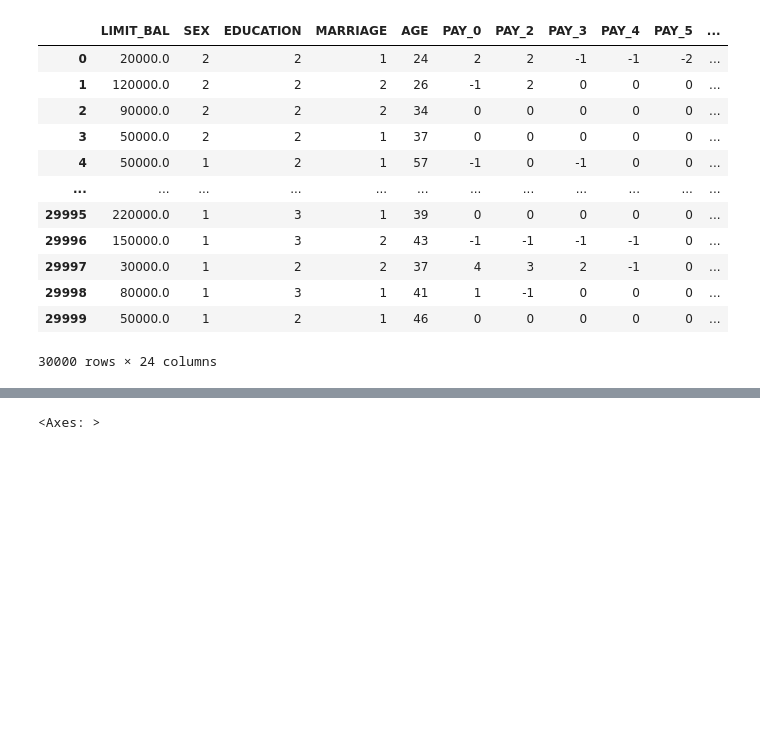
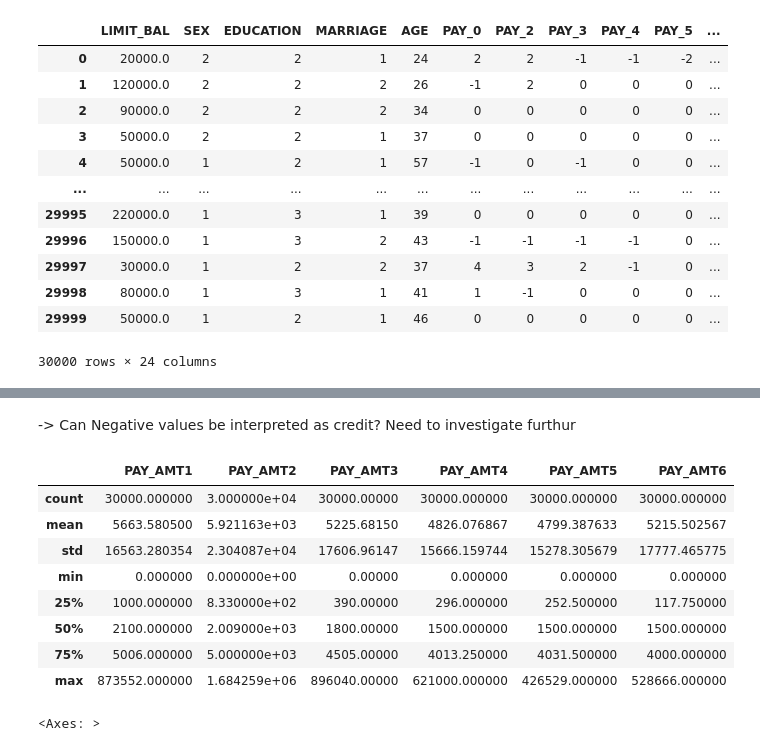
Before and after one commit to thamakornk-ait/BIA_project, a Jupyter notebook: default_credit_card_model_Classification.ipynb, the cells around one changed output, grey strips where cells are left out. Cells and saved outputs as stored; diff of their text form; code cells hidden in the pictures; blank space fills up the shorter version.

```diff
--- a/default_credit_card_model_Earth.ipynb
+++ b/default_credit_card_model_Classification.ipynb
@@ -156 +194,16 @@ dtype: object
+# %% [markdown]
+-> Can Negative values be interpreted as credit? Need to investigate furthur
+# %%
+#Previous Payment Description
+df[['PAY_AMT1', 'PAY_AMT2', 'PAY_AMT3', 'PAY_AMT4', 'PAY_AMT5', 'PAY_AMT6']].describe()
+# %% [output]
+|  | PAY_AMT1 | PAY_AMT2 | PAY_AMT3 | PAY_AMT4 | PAY_AMT5 | PAY_AMT6 |
+| count | 30000.000000 | 3.000000e+04 | 30000.00000 | 30000.000000 | 30000.000000 | 30000.000000 |
+| mean | 5663.580500 | 5.921163e+03 | 5225.68150 | 4826.076867 | 4799.387633 | 5215.502567 |
+| std | 16563.280354 | 2.304087e+04 | 17606.96147 | 15666.159744 | 15278.305679 | 17777.465775 |
+| min | 0.000000 | 0.000000e+00 | 0.00000 | 0.000000 | 0.000000 | 0.000000 |
+| 25% | 1000.000000 | 8.330000e+02 | 390.00000 | 296.000000 | 252.500000 | 117.750000 |
+| 50% | 2100.000000 | 2.009000e+03 | 1800.00000 | 1500.000000 | 1500.000000 | 1500.000000 |
+| 75% | 5006.000000 | 5.000000e+03 | 4505.00000 | 4013.250000 | 4031.500000 | 4000.000000 |
+| max | 873552.000000 | 1.684259e+06 | 896040.00000 | 621000.000000 | 426529.000000 | 528666.000000 |
 # %%
```
Also changed, not shown: parts of 27 cells of this notebook.
